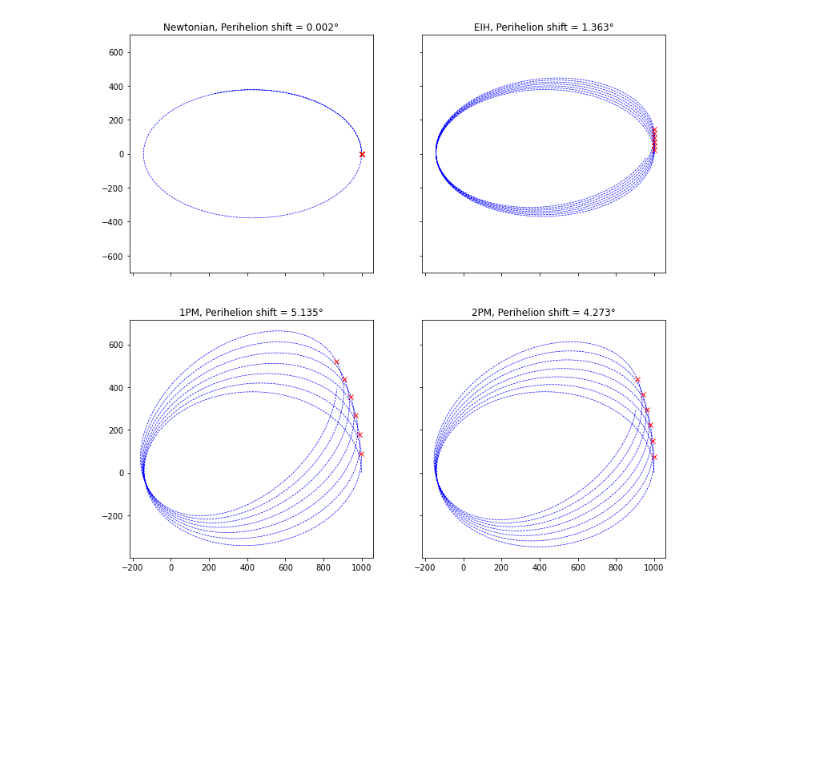
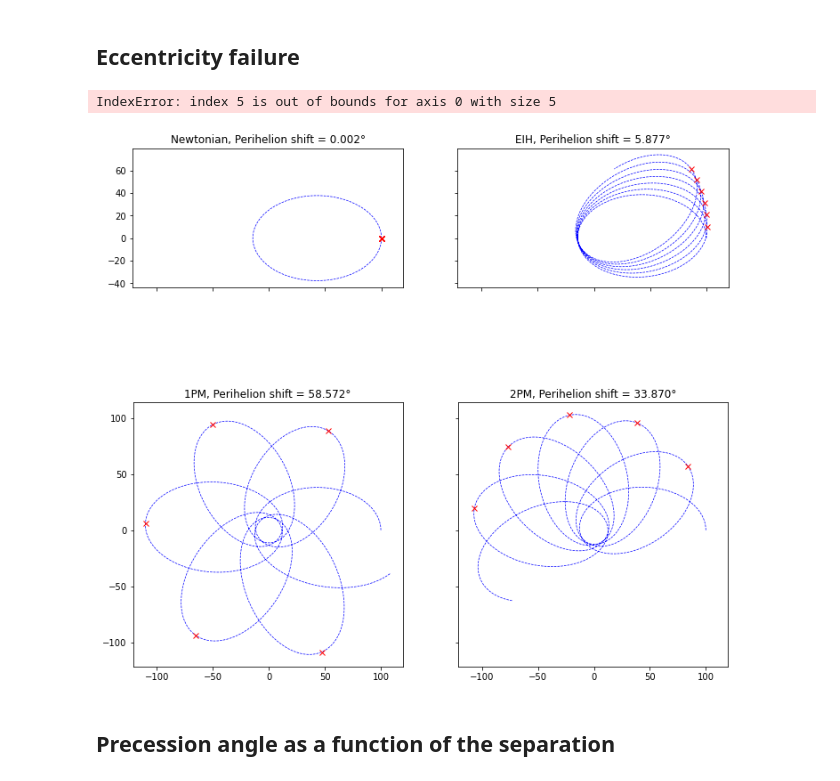
Before and after one commit to carlivas/Binary-Black-Hole-Orbitals, a Jupyter notebook: 05 POST MINKOWSKIAN EXPANSION/PM_VaryingAllParameters.ipynb, the cells around one changed output. Cells and saved outputs as stored; diff of their text form; code cells hidden in the pictures; blank space fills up the shorter version.

Commit message:
New plots and crap

```diff
--- a/05 POST MINKOWSKIAN EXPANSION/PM_VaryingAllParameters.ipynb
+++ b/05 POST MINKOWSKIAN EXPANSION/PM_VaryingAllParameters.ipynb
@@ -7,15 +227,18 @@
+# %% [markdown]
+## Eccentricity failure
 # %%
 m_1 = b1_mass = 1e-4
 m_2 = b2_mass = 1
 
-# R_S = 2*(b1_mass + b2_mass)*G/c**2
+mass_bin = b1_mass + b2_mass
 R_S = 2*(b1_mass + b2_mass)
+SMA_bin = 100
 
-mass_bin = b1_mass + b2_mass
-SMA_bin = 1000
+y = 6
+
+α = 0.5
 
 
-α = 0.5
 v_redmass = α*np.sqrt(mass_bin/SMA_bin)
 x_1 = CB_b1_posxyz_binCM  = np.array([ (b2_mass/mass_bin)*SMA_bin,  0])
 x_2 = CB_b2_posxyz_binCM  = np.array([-(b1_mass/mass_bin)*SMA_bin,  0])
@@ -24,16 +247,24 @@ v_2 = CB_b2_velxyz_binCM  = np.array([0,-(b1_mass/mass_bin)*v_redmass])
 
 s = x_1, x_2, v_1, v_2, m_1, m_2
 
-N =  α*6# Number of "years" we want
+N =  α*y# Number of "years" we want
 
 t_max = 2*np.pi*np.sqrt(SMA_bin**3/(mass_bin))*N
-res = 7e4
+res = 1e5
 dt = t_max/res
 
 positions_N = run_model(s, t_max, dt, DL = True, mode = 'N')
 positions_EIH = run_model(s, t_max, dt, DL = True, mode = 'EIH')
 positions_1PM = run_model(s, t_max, dt, DL = True, mode = '1PM')
 positions_2PM = run_model(s, t_max, dt, DL = True, mode = '2PM')
+
+rs_N, peakPositions_N, peakAngles_N, perihelionShift_N = perihelionShift(positions_N[0])
+rs_EIH, peakPositions_EIH, peakAngles_EIH, perihelionShift_EIH = perihelionShift(positions_EIH[0])
+rs_1PM, peakPositions_1PM, peakAngles_1PM, perihelionShift_1PM = perihelionShift(positions_1PM[0])
+rs_2PM, peakPositions_2PM, peakAngles_2PM, perihelionShift_2PM = perihelionShift(positions_2PM[0])
+
+
+
 # print(positions[2])
 
 #~1 min at res=1e5 STABILIZED
@@ -41,34 +272,41 @@ positions_2PM = run_model(s, t_max, dt, DL = True, mode = '2PM')
 # %%
 rs_N, peakPositions_N, peakAngles_N, perihelionShift_N = perihelionShift(positions_N[0])
 rs_EIH, peakPositions_EIH, peakAngles_EIH, perihelionShift_EIH = perihelionShift(positions_EIH[0])
 rs_1PM, peakPositions_1PM, peakAngles_1PM, perihelionShift_1PM = perihelionShift(positions_1PM[0])
 rs_2PM, peakPositions_2PM, peakAngles_2PM, perihelionShift_2PM = perihelionShift(positions_2PM[0])
 
 
 fig, axs = plt.subplots(2,2, figsize=(12,12), sharex = True, sharey = 'row')
 
+axs[0,0].set_aspect('equal')
 axs[0,0].plot(positions_N[0,0][0:14300], positions_N[0,1][0:14300], 'b--', lw=0.7)
 axs[0,0].set_title(f'Newtonian, Perihelion shift = {perihelionShift_N*180/np.pi:.3f}°')
-axs[0,0].set_ylim(-700, 700)
+# axs[0,0].set_ylim(-1200, 1200)
 
+axs[0,1].set_aspect('equal')
 axs[0,1].plot(positions_EIH[0,0], positions_EIH[0,1], 'b--', lw=0.7)
 axs[0,1].set_title(f'EIH, Perihelion shift = {perihelionShift_EIH*180/np.pi:.3f}°')
 # axs[0,0].setp(ax, ylim=ax[0,0].get_ylim())
 
+axs[1,0].set_aspect('equal')
 axs[1,0].plot(positions_1PM[0,0], positions_1PM[0,1], 'b--', lw=0.7)
 axs[1,0].set_title(f'1PM, Perihelion shift = {perihelionShift_1PM*180/np.pi:.3f}°')
 
+axs[1,1].set_aspect('equal')
 axs[1,1].plot(positions_2PM[0,0], positions_2PM[0,1], 'b--', lw=0.7)
 axs[1,1].set_title(f'2PM, Perihelion shift = {perihelionShift_2PM*180/np.pi:.3f}°')
 
 for i in range(len(peakPositions_EIH)):
     axs[0,0].plot(peakPositions_N[i,0], peakPositions_N[i,1], 'rx')
     axs[0,1].plot(peakPositions_EIH[i,0], peakPositions_EIH[i,1], 'rx')
     axs[1,0].plot(peakPositions_1PM[i,0], peakPositions_1PM[i,1], 'rx')
     axs[1,1].plot(peakPositions_2PM[i,0], peakPositions_2PM[i,1], 'rx')
-# print(f'The perihelionShift in the three cases are (N:) {perihelionShift_N*180/np.pi:.3f}°, (EIH:) {perihelionShift_EIH*180/np.pi:.3f}°, (1PM): {perihelionShift_1PM*180/np.pi:.3f}°, (2PM): {perihelionShift_2PM*180/np.pi:.3f}°')
-# fig.tight_layout()
-# fig.savefig('test body perihelion shift.jpg', dpi=600)
+print(f'The perihelionShift in the three cases are (N:) {perihelionShift_N*180/np.pi:.3f}°, (EIH:) {perihelionShift_EIH*180/np.pi:.3f}°, (1PM): {perihelionShift_1PM*180/np.pi:.3f}°, (2PM): {perihelionShift_2PM*180/np.pi:.3f}°')
+fig.tight_layout()
+# fig.savefig('Eccentricity COM failure.jpg', dpi=300)
 # %% [output]
+IndexError: index 5 is out of bounds for axis 0 with size 5
-[figure, old version]
+[figure, new version]
+# %% [markdown]
+## Precession angle as a function of the separation
 # %%
```
Also changed, not shown: parts of 13 cells of this notebook, 5 other files.
